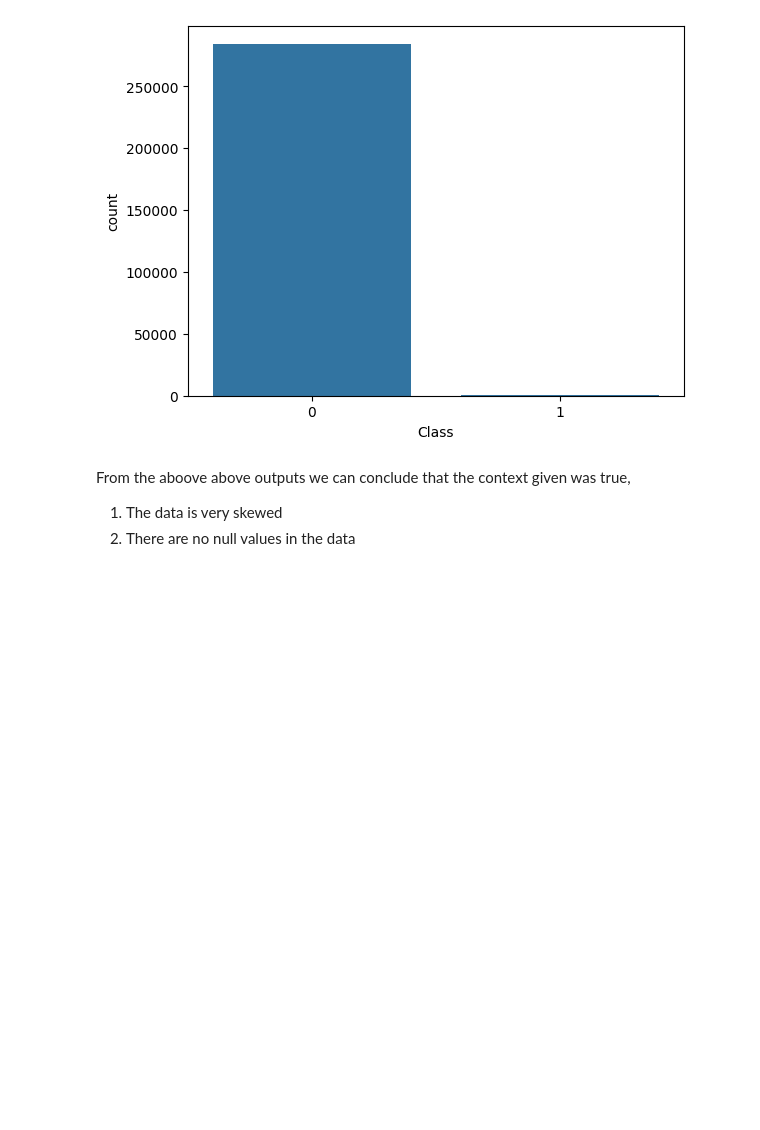
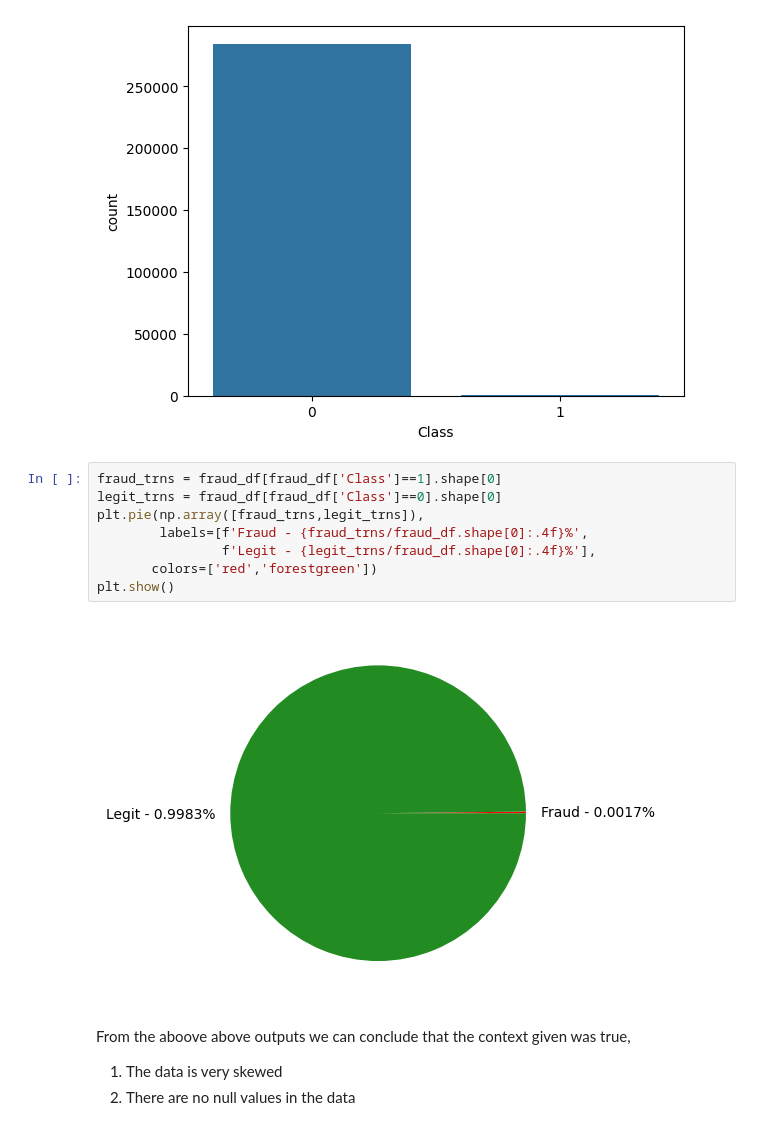
Before and after one commit to ij451r/Kaggle-Notebooks, a Jupyter notebook: creditcardfraud.ipynb, the cells around one changed output. Drawn from its saved outputs; the diff is of its cells as text; blank space fills up the shorter version.

```diff
--- a/creditcardfraud.ipynb
+++ b/creditcardfraud.ipynb
@@ -116,6 +121,16 @@ sns.countplot(x='Class', data=fraud_df)
 # %% [output]
 <Axes: xlabel='Class', ylabel='count'>
 [figure]
+# %%
+fraud_trns = fraud_df[fraud_df['Class']==1].shape[0]
+legit_trns = fraud_df[fraud_df['Class']==0].shape[0]
+plt.pie(np.array([fraud_trns,legit_trns]),
+        labels=[f'Fraud - {fraud_trns/fraud_df.shape[0]:.4f}%',
+                f'Legit - {legit_trns/fraud_df.shape[0]:.4f}%'],
+       colors=['red','forestgreen'])
+plt.show()
+# %% [output]
+[figure, added]
 # %% [markdown]
 From the aboove above outputs we can conclude that the context given was true,
 1. The data is very skewed
```
Also changed, not shown: parts of 45 cells of this notebook.
